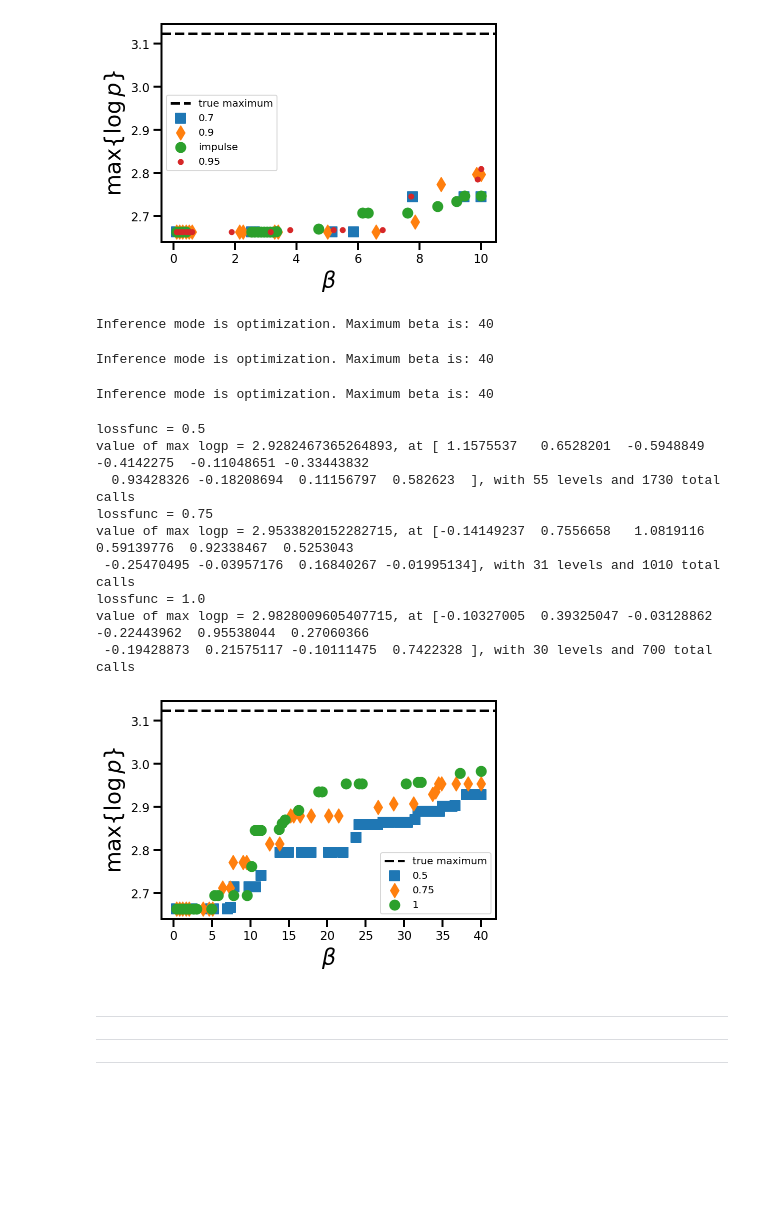
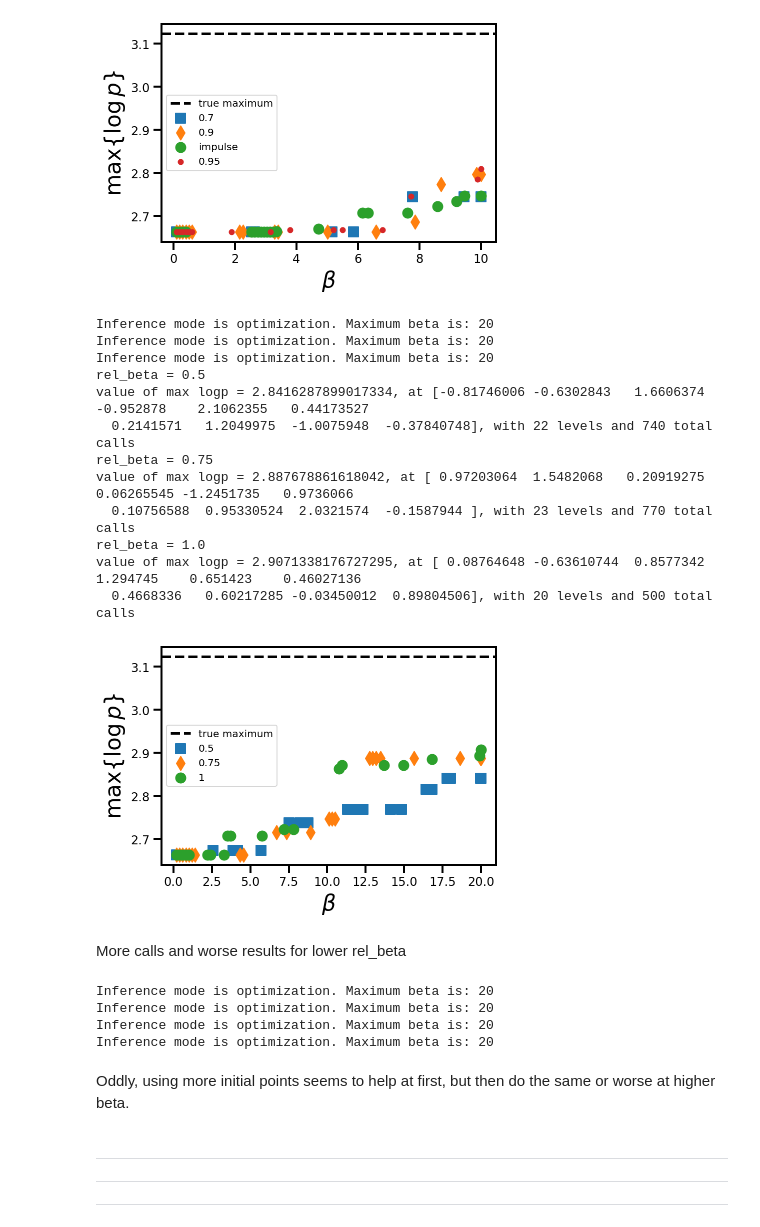
Before and after one commit to RichardGrumitt/nfmc_jax_tests, a Jupyter notebook: nfmc_jax_tests-nfo-obench-ackley.ipynb, the cells around one changed output. Cells and saved outputs as stored; diff of their text form; code cells hidden in the pictures; blank space fills up the shorter version.

```diff
--- a/nfmc_jax_tests-nfo-obench-ackley.ipynb
+++ b/nfmc_jax_tests-nfo-obench-ackley.ipynb
@@ -524,29 +526,50 @@ value of max logp = 2.8094396591186523, at [ 1.5937271  -0.88340664  0.7436199
 [figure]
 # %%
 # rel_beta
+warnings.filterwarnings('ignore') #ignore overflow warnings
 rbs,rby = [0.5,0.75,1],[]
 for rb in rbs: rby.append(
                    run_nfo(n=10,log_like=log_ack10,log_prior=log_flat_one,top_verbose=False,verbose=False,
-                   low=lb,high=ub,random_init=True,beta_max=40,d=1,c=0,b=2,rel_beta=rb,t_ess=0.9,lossfunc=2,
+                   low=lb,high=ub,random_init=True,beta_max=20,d=1,c=0,b=2,rel_beta=rb,t_ess=0.9,lossfunc=2,
                  ))
 for i,rbyi in enumerate(rby):
-    print("lossfunc = {0}".format(float(rbs[i])))
+    print("rel_beta = {0}".format(float(rbs[i])))
     get_metrics(rbyi)
 plot_maxs(rby,labels=rbs)
 # %% [output]
-Inference mode is optimization. Maximum beta is: 40
+Inference mode is optimization. Maximum beta is: 20
+Inference mode is optimization. Maximum beta is: 20
+Inference mode is optimization. Maximum beta is: 20
+rel_beta = 0.5
+value of max logp = 2.8416287899017334, at [-0.81746006 -0.6302843   1.6606374  -0.952878    2.1062355   0.44173527
+  0.2141571   1.2049975  -1.0075948  -0.37840748], with 22 levels and 740 total calls
+rel_beta = 0.75
+value of max logp = 2.887678861618042, at [ 0.97203064  1.5482068   0.20919275  0.06265545 -1.2451735   0.9736066
+  0.10756588  0.95330524  2.0321574  -0.1587944 ], with 23 levels and 770 total calls
+rel_beta = 1.0
+value of max logp = 2.9071338176727295, at [ 0.08764648 -0.63610744  0.8577342   1.294745    0.651423    0.46027136
+  0.4668336   0.60217285 -0.03450012  0.89804506], with 20 levels and 500 total calls
-Inference mode is optimization. Maximum beta is: 40
-Inference mode is optimization. Maximum beta is: 40
-lossfunc = 0.5
-value of max logp = 2.9282467365264893, at [ 1.1575537   0.6528201  -0.5948849  -0.4142275  -0.11048651 -0.33443832
-  0.93428326 -0.18208694  0.11156797  0.582623  ], with 55 levels and 1730 total calls
-lossfunc = 0.75
-value of max logp = 2.9533820152282715, at [-0.14149237  0.7556658   1.0819116   0.59139776  0.92338467  0.5253043
- -0.25470495 -0.03957176  0.16840267 -0.01995134], with 31 levels and 1010 total calls
-lossfunc = 1.0
-value of max logp = 2.9828009605407715, at [-0.10327005  0.39325047 -0.03128862 -0.22443962  0.95538044  0.27060366
- -0.19428873  0.21575117 -0.10111475  0.7422328 ], with 30 levels and 700 total calls
-[figure, old version]
+[figure, new version]
+# %% [markdown]
+More calls and worse results for lower rel_beta
+# %%
+# initial samples
+n0s,n0y = [10, 50,100,150],[]
+for n0 in n0s: n0y.append(
+                   run_nfo(n_prior=n0,n=10,log_like=log_ack10,log_prior=log_flat_one,top_verbose=False,verbose=False,
+                   low=lb,high=ub,random_init=True,beta_max=20,d=1,c=0,b=2,rel_beta=1,t_ess=0.9,lossfunc=2,
+                 ))
+for i,n0yi in enumerate(n0y):
+    print("n0 = {0}".format(float(n0s[i])))
+    get_metrics(n0yi)
+plot_maxs(n0y,labels=n0s)
+# %% [output]
+Inference mode is optimization. Maximum beta is: 20
+Inference mode is optimization. Maximum beta is: 20
+Inference mode is optimization. Maximum beta is: 20
+Inference mode is optimization. Maximum beta is: 20
+# %% [markdown]
+Oddly, using more initial points seems to help at first, but then do the same or worse at higher beta.
 # %% [markdown]
 ---
 ---
```
Also changed, not shown: parts of 2 cells of this notebook.
